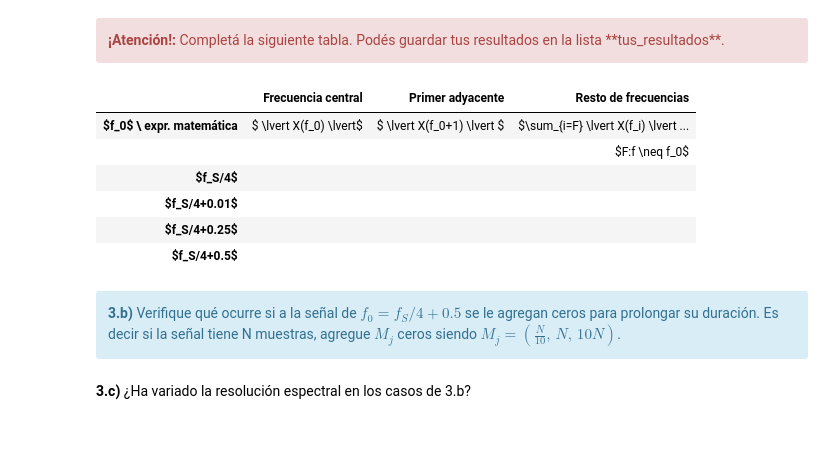
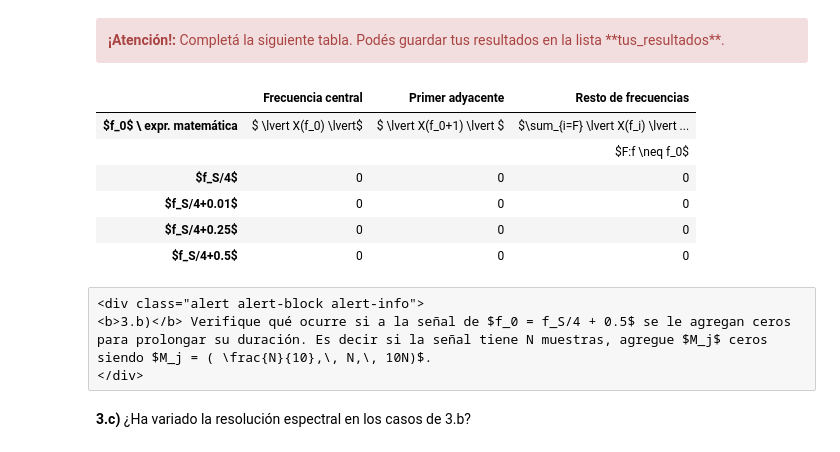
Before and after one commit to yaninacorsaro/PDS, a Jupyter notebook: TP1 - Muestreo de señales - Forurier.ipynb, the cells around one changed output. Drawn from its saved outputs; the diff is of its cells as text; code cells hidden in the pictures.

```diff
--- a/TP1 - Muestreo de señales - Forurier.ipynb
+++ b/TP1 - Muestreo de señales - Forurier.ipynb
@@ -359,35 +368,54 @@ plt.show()
 # %%
 #######################################
 # Tu simulación que genere resultados #
 #######################################
 
+N  = 100 # muestras
+fs = 100 # Hz
+a0 = 1       # Volts
+p0 = np.pi/4  # radianes
+
+fcentral = []
+primer = []
+resto = []
+fd=[0, 0.01,0.25,0.5]
+
+for f in fd:
+
+    fcentral.append(0)
+
+    primer.append(0)
+
+    resto.append(0)
+
+
 tus_resultados = [ ['$ \lvert X(f_0) \lvert$', '$ \lvert X(f_0+1) \lvert $', '$\sum_{i=F} \lvert X(f_i) \lvert ^2 $'],
                    ['',                        '',                           '$F:f \neq f_0$'],
-                  ['', '', ''], # <-- acá debería haber numeritos :)
-                  ['', '', ''], # <-- acá debería haber numeritos :)
-                  ['', '', ''], # <-- acá debería haber numeritos :)
-                  ['', '', '']  # <-- acá debería haber numeritos :)
+                  [fcentral[0], primer[0], resto[0]], # <-- acá debería haber numeritos :)
+                  [fcentral[1], primer[1], resto[1]], # <-- acá debería haber numeritos :)
+                  [fcentral[2], primer[2], resto[2]], # <-- acá debería haber numeritos :)
+                  [fcentral[3], primer[3], resto[3]]  # <-- acá debería haber numeritos :)
                  ]
 df = DataFrame(tus_resultados, columns=['Frecuencia central', 'Primer adyacente', 'Resto de frecuencias'],
                index=['$f_0$ \ expr. matemática',
                       '',
                       '$f_S/4$',
                       '$f_S/4+0.01$',
                       '$f_S/4+0.25$',
                       '$f_S/4+0.5$'])
 HTML(df.to_html())
 # %% [output]
 |  | Frecuencia central | Primer adyacente | Resto de frecuencias |
 | $f_0$ \ expr. matemática | $ \lvert X(f_0) \lvert$ | $ \lvert X(f_0+1) \lvert $ | $\sum_{i=F} \lvert X(f_i) \lvert ... |
 |  |  |  | $F:f \neq f_0$ |
-| $f_S/4$ |  |  |  |
-| $f_S/4+0.01$ |  |  |  |
-| $f_S/4+0.25$ |  |  |  |
-| $f_S/4+0.5$ |  |  |  |
+| $f_S/4$ | 0 | 0 | 0 |
+| $f_S/4+0.01$ | 0 | 0 | 0 |
+| $f_S/4+0.25$ | 0 | 0 | 0 |
+| $f_S/4+0.5$ | 0 | 0 | 0 |
-# %% [markdown]
-<div class="alert alert-block alert-info">
-<b>3.b)</b> Verifique qué ocurre si a la señal de $f_0 = f_S/4 + 0.5$ se le agregan ceros para prolongar su duración. Es decir si la señal tiene N muestras, agregue $M_j$ ceros siendo $M_j = ( \frac{N}{10},\, N,\, 10N)$.
-</div>
+# %% [raw]
+<div class="alert alert-block alert-info">
+<b>3.b)</b> Verifique qué ocurre si a la señal de $f_0 = f_S/4 + 0.5$ se le agregan ceros para prolongar su duración. Es decir si la señal tiene N muestras, agregue $M_j$ ceros siendo $M_j = ( \frac{N}{10},\, N,\, 10N)$.
+</div>
 # %%
 # Inserte aquí su código
 # %% [markdown]
```
Also changed, not shown: parts of 4 cells of this notebook.
